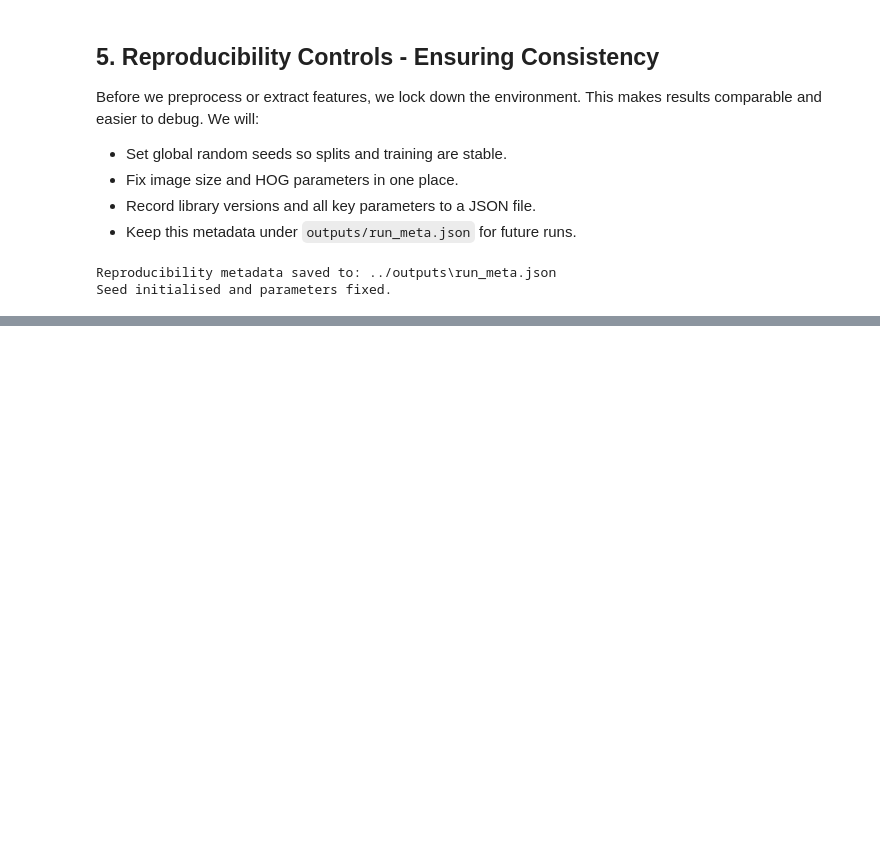
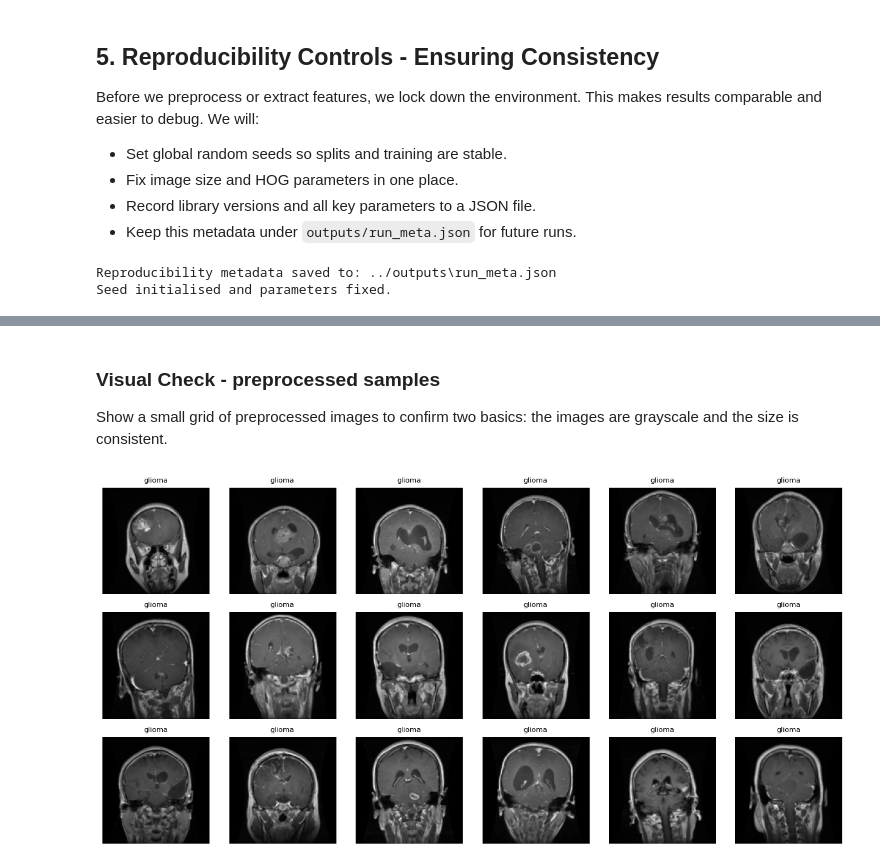
Before and after one commit to John-JonSteyn/BrainTumorMRIScikitLearnClassification, a Jupyter notebook: notebooks/brain_tumor_baseline.ipynb, the cells around one changed output, grey strips where cells are left out. Drawn from its saved outputs; the diff is of its cells as text; code cells hidden in the pictures; blank space fills up the shorter version.

```diff
--- a/notebooks/brain_tumor_baseline.ipynb
+++ b/notebooks/brain_tumor_baseline.ipynb
@@ -440,0 +551,25 @@ Seed initialised and parameters fixed.
+# %% [markdown]
+### Visual Check - preprocessed samples
+
+Show a small grid of preprocessed images to confirm two basics: the images are grayscale and the size is consistent.
+# %%
+def plot_preprocessed_grid(images: np.ndarray,
+                           labels: np.ndarray,
+                           index_to_label: Dict[int, str],
+                           rows: int = 3,
+                           cols: int = 6) -> None:
+    """Plot a grid of preprocessed images."""
+    total = min(rows * cols, images.shape[0])
+    plt.figure(figsize=(12, 6))
+    for idx in range(total):
+        plt.subplot(rows, cols, idx + 1)
+        plt.imshow(images[idx], cmap="gray")
+        plt.axis("off")
+        plt.title(index_to_label[int(labels[idx])], fontsize=8)
+    plt.tight_layout()
+    plt.show()
+
+index_to_label = {v: k for k, v in class_label_to_index.items()}
+plot_preprocessed_grid(X_train_images, y_train, index_to_label)
+# %% [output]
+[figure, added]
```
Also changed, not shown: parts of 2 cells of this notebook.
